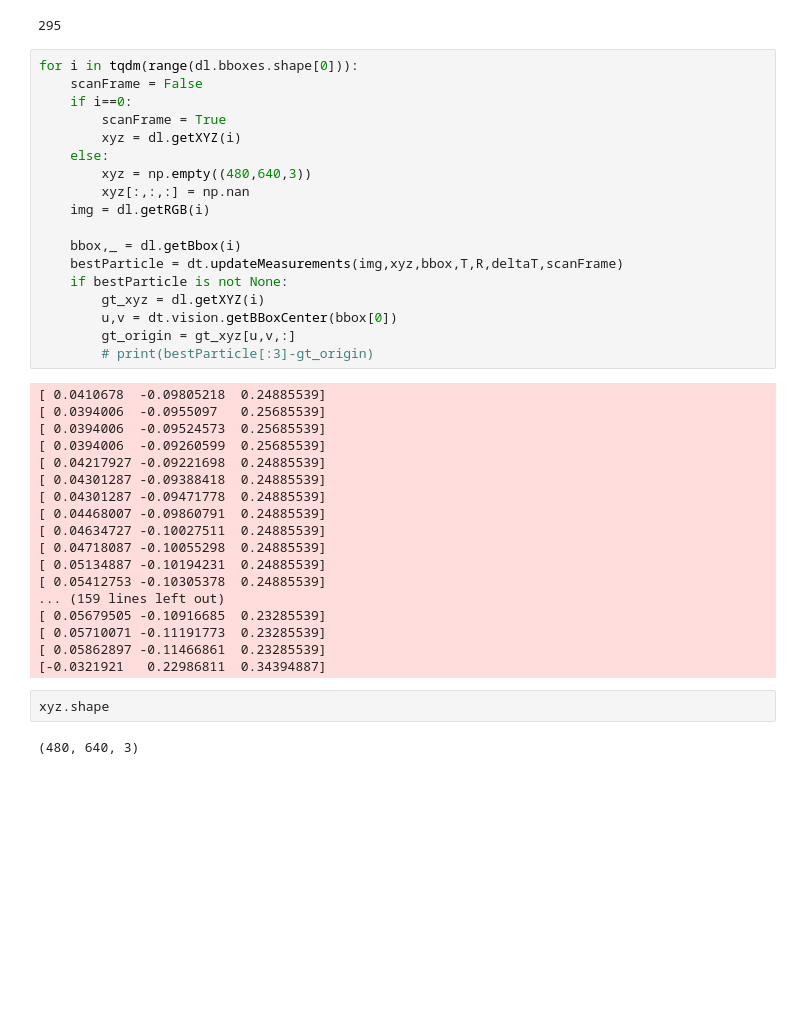
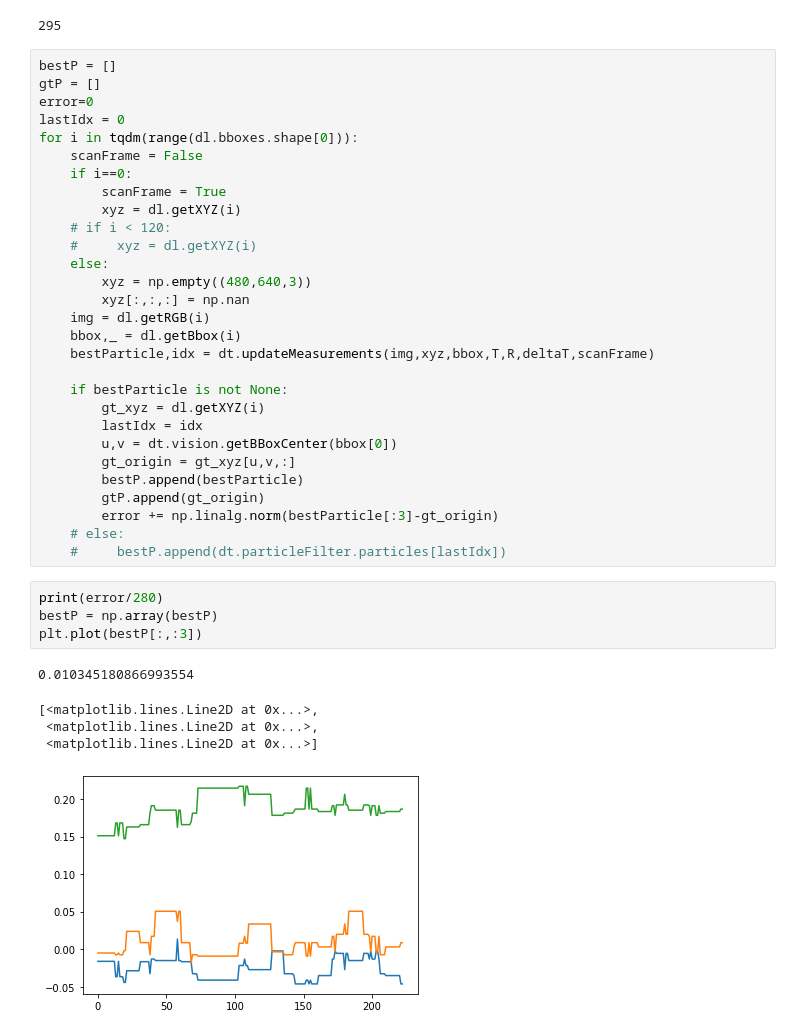
Before and after one commit to shortstheory/RGBD-Tracking, a Jupyter notebook: tracking.ipynb, the cells around one changed output. Cells and saved outputs as stored; diff of their text form; blank space fills up the shorter version.

```diff
--- a/tracking.ipynb
+++ b/tracking.ipynb
@@ -28,42 +25,41 @@ print(dl.numOfFrames)
 # %% [output]
 295
 # %%
+bestP = []
+gtP = []
+error=0
+lastIdx = 0
 for i in tqdm(range(dl.bboxes.shape[0])):
     scanFrame = False
     if i==0:
         scanFrame = True
         xyz = dl.getXYZ(i)
+    # if i < 120:
+    #     xyz = dl.getXYZ(i)
     else:
         xyz = np.empty((480,640,3))
         xyz[:,:,:] = np.nan
     img = dl.getRGB(i)
+    bbox,_ = dl.getBbox(i)
+    bestParticle,idx = dt.updateMeasurements(img,xyz,bbox,T,R,deltaT,scanFrame)
 
-    bbox,_ = dl.getBbox(i)
-    bestParticle = dt.updateMeasurements(img,xyz,bbox,T,R,deltaT,scanFrame)
     if bestParticle is not None:
         gt_xyz = dl.getXYZ(i)
+        lastIdx = idx
         u,v = dt.vision.getBBoxCenter(bbox[0])
         gt_origin = gt_xyz[u,v,:]
-        # print(bestParticle[:3]-gt_origin)
+        bestP.append(bestParticle)
+        gtP.append(gt_origin)
+        error += np.linalg.norm(bestParticle[:3]-gt_origin)
+    # else:
+    #     bestP.append(dt.particleFilter.particles[lastIdx])
-# %% [output]
-[ 0.0410678  -0.09805218  0.24885539]
-[ 0.0394006  -0.0955097   0.25685539]
-[ 0.0394006  -0.09524573  0.25685539]
-[ 0.0394006  -0.09260599  0.25685539]
-[ 0.04217927 -0.09221698  0.24885539]
-[ 0.04301287 -0.09388418  0.24885539]
-[ 0.04301287 -0.09471778  0.24885539]
-[ 0.04468007 -0.09860791  0.24885539]
-[ 0.04634727 -0.10027511  0.24885539]
-[ 0.04718087 -0.10055298  0.24885539]
-[ 0.05134887 -0.10194231  0.24885539]
-[ 0.05412753 -0.10305378  0.24885539]
-... (159 lines left out)
-[ 0.05679505 -0.10916685  0.23285539]
-[ 0.05710071 -0.11191773  0.23285539]
-[ 0.05862897 -0.11466861  0.23285539]
-[-0.0321921   0.22986811  0.34394887]
-# %%
-xyz.shape
-# %% [output]
-(480, 640, 3)
+# %%
+print(error/280)
+bestP = np.array(bestP)
+plt.plot(bestP[:,:3])
+# %% [output]
+0.010345180866993554
+[<matplotlib.lines.Line2D at 0x...>,
+ <matplotlib.lines.Line2D at 0x...>,
+ <matplotlib.lines.Line2D at 0x...>]
+[figure, added]
```
Also changed, not shown: parts of 2 cells of this notebook, 1 other file.
